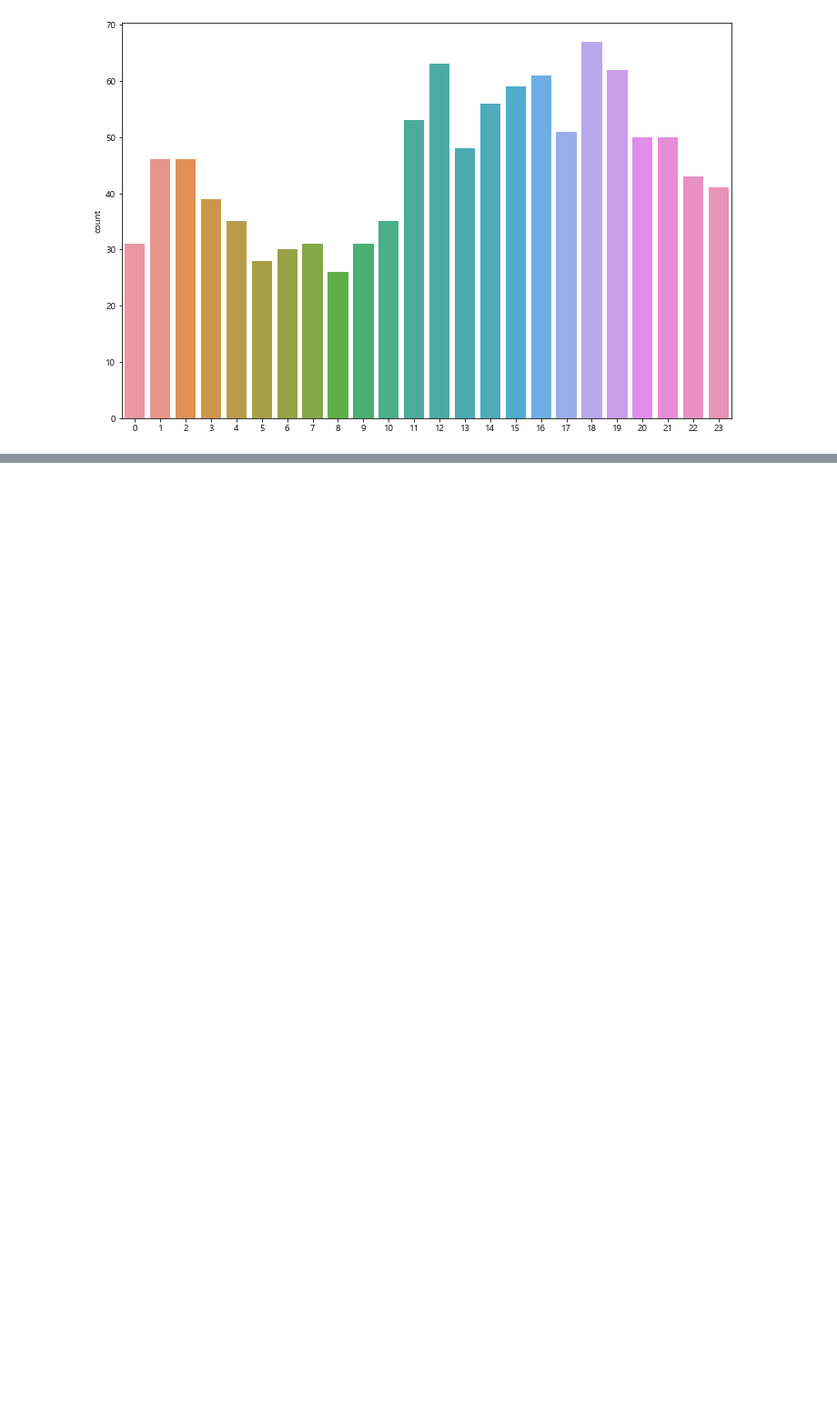
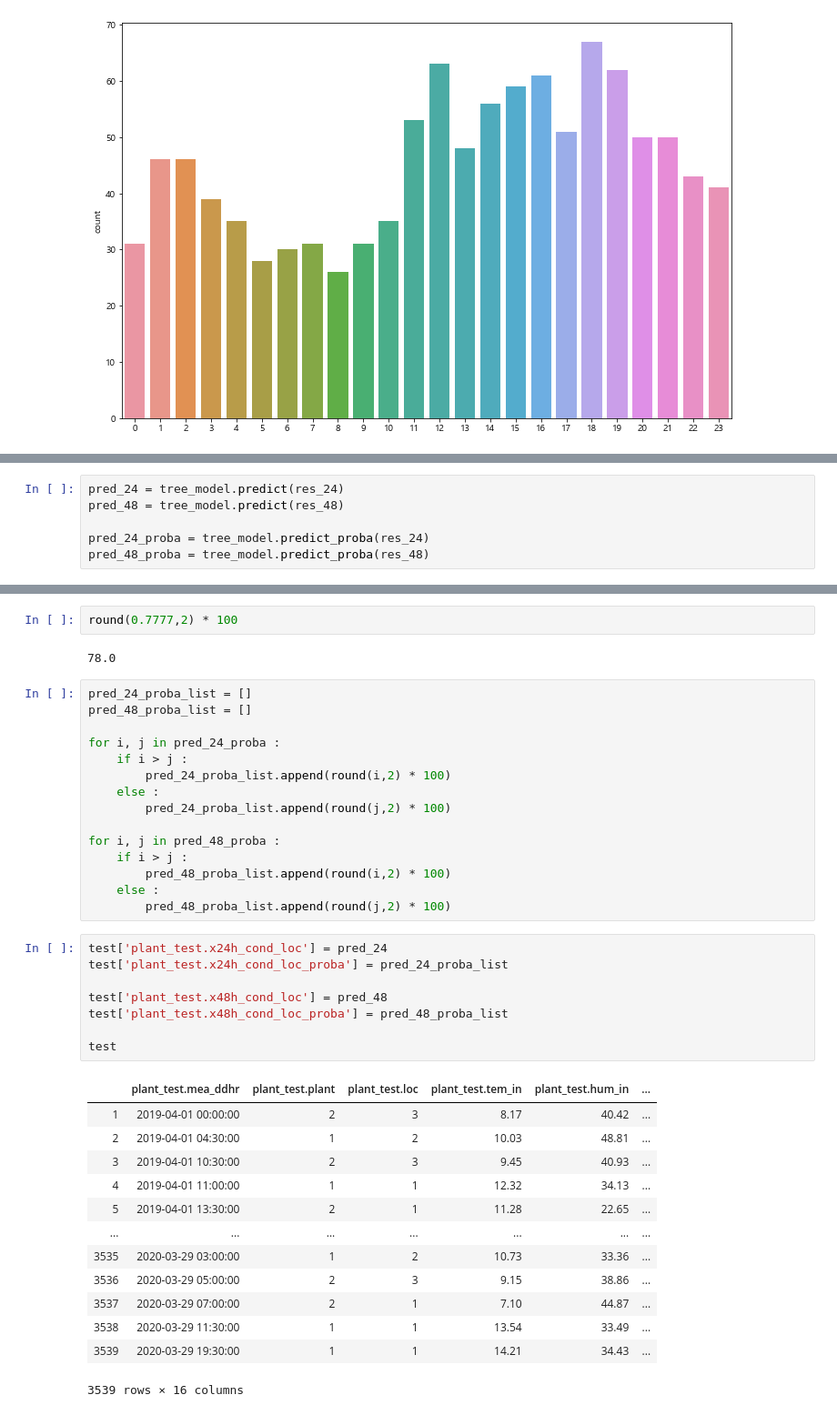
Before and after one commit to gw1303/weater_contest, a Jupyter notebook: main.ipynb, the cells around one changed output, grey strips where cells are left out. Shown at 91% size. Cells and saved outputs as stored; diff of their text form; blank space fills up the shorter version.

```diff
--- a/main.ipynb
+++ b/main.ipynb
@@ -752,0 +879,6 @@ sns.countplot(hours)
+# %%
+pred_24 = tree_model.predict(res_24)
+pred_48 = tree_model.predict(res_48)
+
+pred_24_proba = tree_model.predict_proba(res_24)
+pred_48_proba = tree_model.predict_proba(res_48)
@@ -752,0 +895,41 @@ sns.countplot(hours)
+# %%
+round(0.7777,2) * 100
+# %% [output]
+78.0
+# %%
+pred_24_proba_list = []
+pred_48_proba_list = []
+
+for i, j in pred_24_proba :
+    if i > j :
+        pred_24_proba_list.append(round(i,2) * 100)
+    else :
+        pred_24_proba_list.append(round(j,2) * 100)
+
+for i, j in pred_48_proba :
+    if i > j :
+        pred_48_proba_list.append(round(i,2) * 100)
+    else :
+        pred_48_proba_list.append(round(j,2) * 100)
+# %%
+test['plant_test.x24h_cond_loc'] = pred_24
+test['plant_test.x24h_cond_loc_proba'] = pred_24_proba_list
+
+test['plant_test.x48h_cond_loc'] = pred_48
+test['plant_test.x48h_cond_loc_proba'] = pred_48_proba_list
+
+test
+# %% [output]
+|  | plant_test.mea_ddhr | plant_test.plant | plant_test.loc | plant_test.tem_in | plant_test.hum_in | ... |
+| 1 | 2019-04-01 00:00:00 | 2 | 3 | 8.17 | 40.42 | ... |
+| 2 | 2019-04-01 04:30:00 | 1 | 2 | 10.03 | 48.81 | ... |
+| 3 | 2019-04-01 10:30:00 | 2 | 3 | 9.45 | 40.93 | ... |
+| 4 | 2019-04-01 11:00:00 | 1 | 1 | 12.32 | 34.13 | ... |
+| 5 | 2019-04-01 13:30:00 | 2 | 1 | 11.28 | 22.65 | ... |
+| ... | ... | ... | ... | ... | ... | ... |
+| 3535 | 2020-03-29 03:00:00 | 1 | 2 | 10.73 | 33.36 | ... |
+| 3536 | 2020-03-29 05:00:00 | 2 | 3 | 9.15 | 38.86 | ... |
+| 3537 | 2020-03-29 07:00:00 | 2 | 1 | 7.10 | 44.87 | ... |
+| 3538 | 2020-03-29 11:30:00 | 1 | 1 | 13.54 | 33.49 | ... |
+| 3539 | 2020-03-29 19:30:00 | 1 | 1 | 14.21 | 34.43 | ... |
+3539 rows × 16 columns
```
Also changed, not shown: parts of 14 cells of this notebook, 5 other files.
